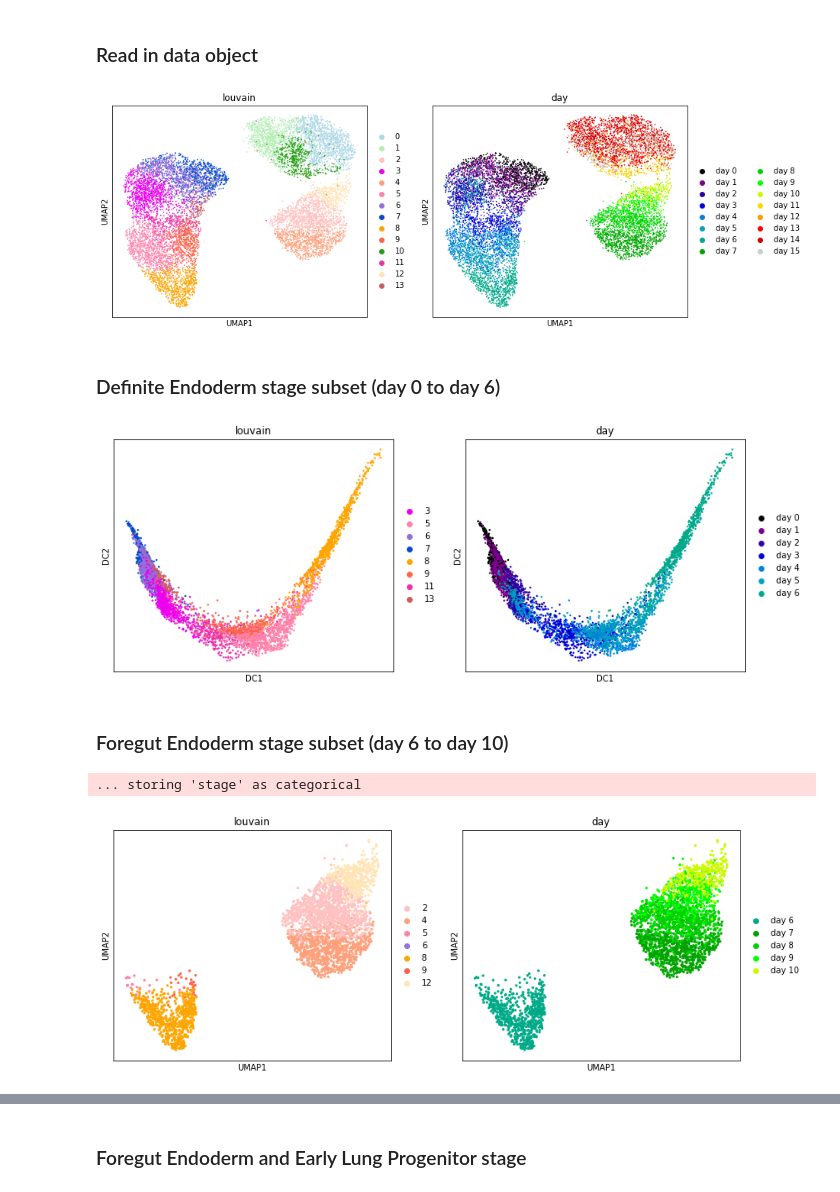
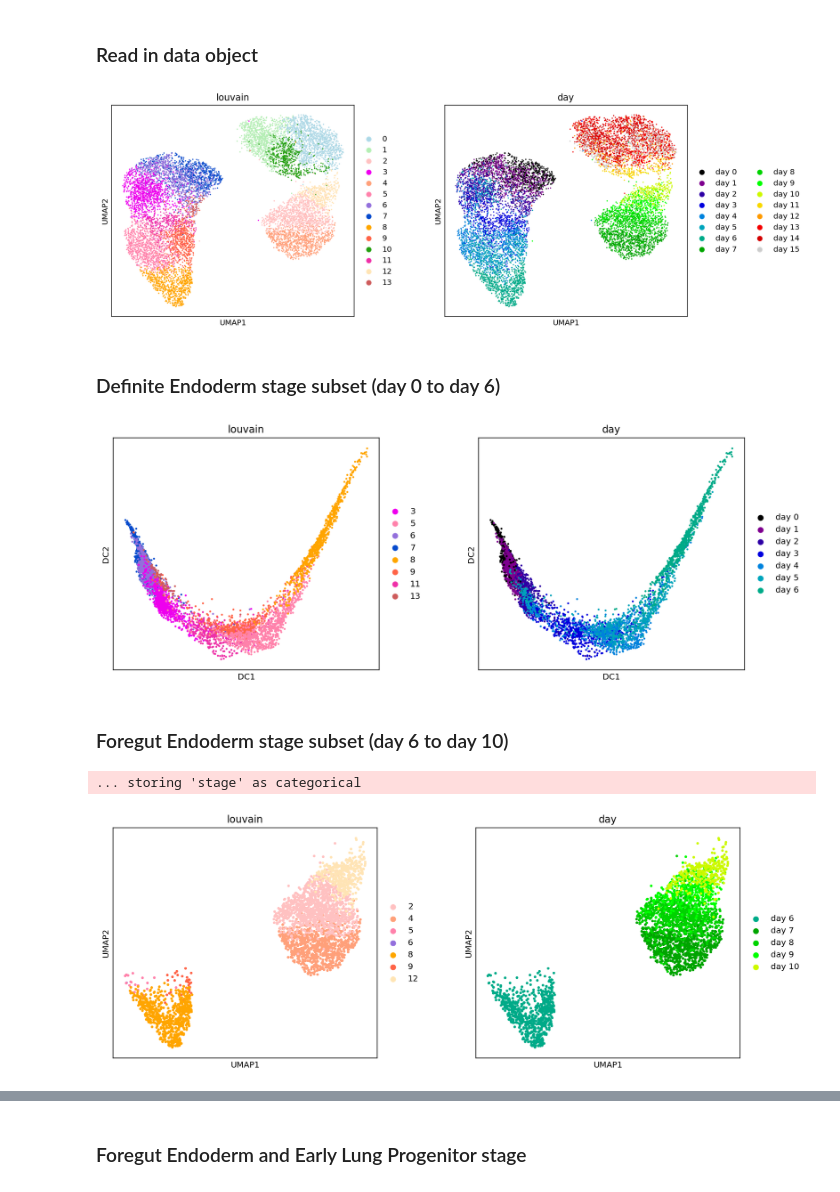
Before and after one commit to theislab/2020_iPS_Lung_Differentiation, a Jupyter notebook: generate_subsets.ipynb, the cells around one changed output, grey strips where cells are left out. Cells and saved outputs as stored; diff of their text form; code cells hidden in the pictures.

```diff
--- a/generate_subsets.ipynb
+++ b/generate_subsets.ipynb
@@ -13,32 +19,32 @@ gray_red = colors.LinearSegmentedColormap.from_list("grouping", ["lightgray", "r
 # %% [markdown]
 ### Read in data object
 # %%
-plt.rcParams["figure.figsize"] = (6, 5)
+IPython.display.set_matplotlib_formats("png2x", quality = 90)
+plt.rcParams["figure.figsize"] = (5.5, 5)
 
 folder = "/20200806_Drukker_IPSlungProgenitors_meshal.ansari/"
 adata = sc.read(folder + "IPS_lung_differentiation.h5ad")
-sc.pl.umap(adata, color = ["louvain", "day"])
+sc.pl.umap(adata, color = ["louvain", "day"], wspace = 0.25)
 # %% [output]
-[figure, old version]
+[figure, new version]
 # %% [markdown]
 ### Definite Endoderm stage subset (day 0 to day 6)
 # %%
 de = adata[adata.obs.day.isin(["day 0", "day 1", "day 2", "day 3", "day 4", "day 5", "day 6"]) &\
            adata.obs.louvain.isin(["7", "6", "3", "13", "11", "8", "9", "5"])].copy()
 
 ## Calculate PCs, neighborhood graph and umap with these parameters
 # sc.pp.neighbors(de, n_pcs = 15, n_neighbors = 30)
 # sc.tl.diffmap(de)
 # sc.pl.diffmap(de, color = ["louvain", "day"])
 
 ## Set it based on coordinates to be consistend with figures
-data_folder = "/home/agando/Documents/Meshal/PhD_Scripts/IPS/final_paper_scripts/final_data/"
-dm_cords = pd.read_csv(data_folder + "DE_FE_ELP_stagewise_diffmap_coords.txt", sep = "\t",index_col = 0)
+dm_cords = pd.read_csv(folder + "DE_FE_ELP_stagewise_diffmap_coords.txt", sep = "\t", index_col = 0)
 
 de.obsm["X_diffmap"] = dm_cords.loc[de.obs_names, ["DE_DC_1", "DE_DC_1", "DE_DC_2"]].values
-sc.pl.diffmap(de, color = ["louvain", "day"])
+sc.pl.diffmap(de, color = ["louvain", "day"], wspace = 0.25)
 # %% [output]
-[figure, old version]
+[figure, new version]
 # %%
 ## Save definite endoderm subset
 de.write(folder + "IPS_lung_differentiation_defendo.h5ad")
@@ -57,10 +63,10 @@ fe.obs["d_cluster"] = pd.Categorical(c, categories = natsorted(np.unique(c)))
 
 fe = fe[fe.obs.d_cluster.isin(["0", "1"])].copy()
 fe.obs["stage"] = ["FE" if d != "day 6" else "DE" for d in fe.obs.day]
-sc.pl.umap(fe, color = ["louvain", "day"])
+sc.pl.umap(fe, color = ["louvain", "day"], wspace = 0.25)
 # %% [output]
 ... storing 'stage' as categorical
-[figure, old version]
+[figure, new version]
 # %%
 ## Remove genes distinguishing DE stage and FE stage from list of highly variable genes
 adata_raw = sc.AnnData(X = fe.raw.X)
```
Also changed, not shown: parts of 5 cells of this notebook, 6 other files.
